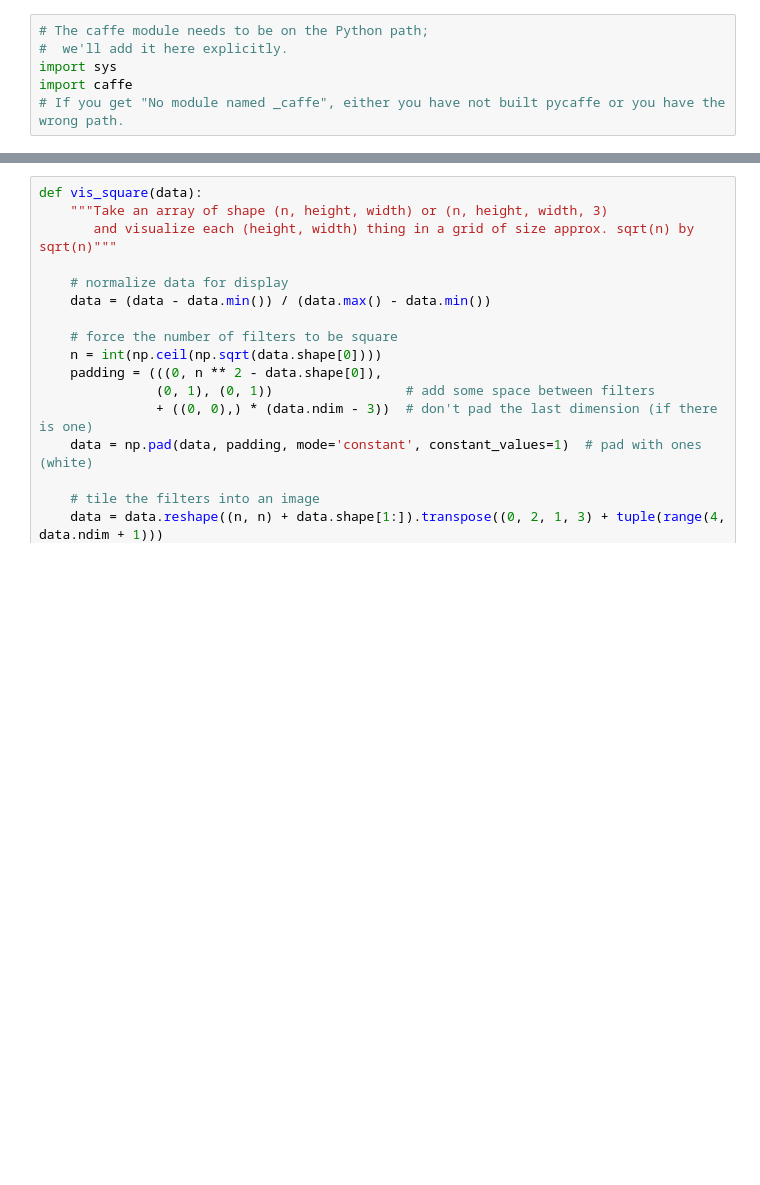
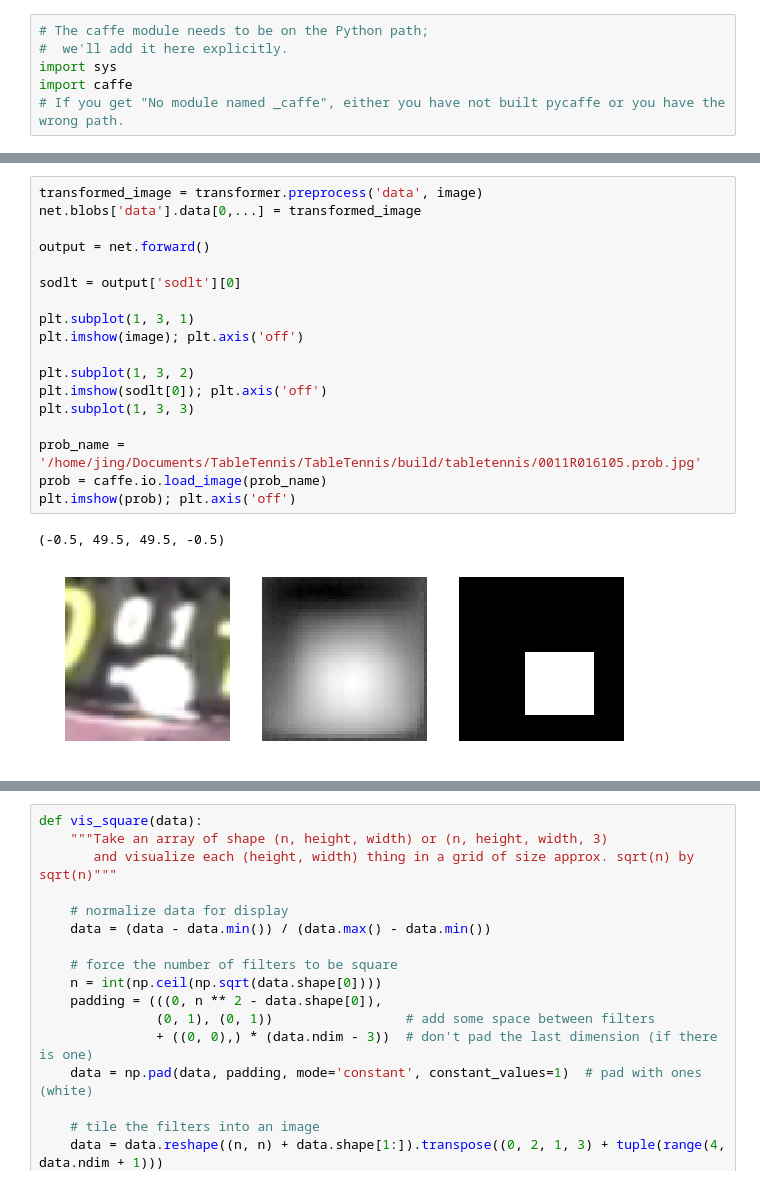
Before and after one commit to BrotherJing/CNN_tabletennis, a Jupyter notebook: classifier.ipynb, the cells around one changed output, grey strips where cells are left out. Drawn from its saved outputs; the diff is of its cells as text; blank space fills up the shorter version.

```diff
--- a/classifier.ipynb
+++ b/classifier.ipynb
@@ -64,3 +66,24 @@ class score:  [-19.15248871  15.62687969]
+# %%
+transformed_image = transformer.preprocess('data', image)
+net.blobs['data'].data[0,...] = transformed_image
+
+output = net.forward()
+
+sodlt = output['sodlt'][0]
+
+plt.subplot(1, 3, 1)
+plt.imshow(image); plt.axis('off')
+
+plt.subplot(1, 3, 2)
+plt.imshow(sodlt[0]); plt.axis('off')
+plt.subplot(1, 3, 3)
+
+prob_name = '/home/jing/Documents/TableTennis/TableTennis/build/tabletennis/0011R016105.prob.jpg'
+prob = caffe.io.load_image(prob_name)
+plt.imshow(prob); plt.axis('off')
+# %% [output]
+(-0.5, 49.5, 49.5, -0.5)
+[figure, added]
 # %%
 # for each layer, show the output shape
 for layer_name, blob in net.blobs.iteritems():
```
Also changed, not shown: parts of 10 cells of this notebook, 6 other files.
